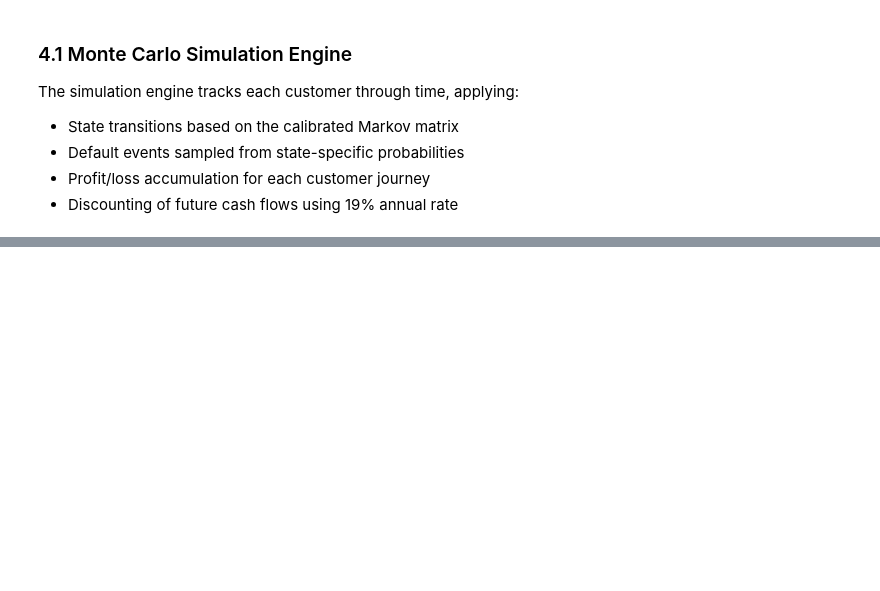
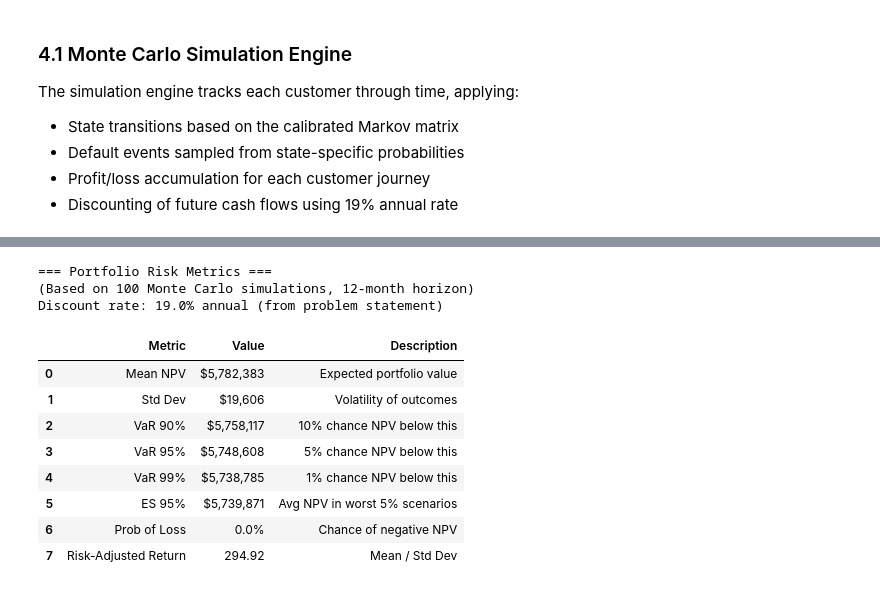
Before and after one commit to ashsweet/Loan_Limit_optimization, a Jupyter notebook: loan_limit_optimization.ipynb, the cells around one changed output, grey strips where cells are left out. Drawn from its saved outputs; the diff is of its cells as text; code cells hidden in the pictures; blank space fills up the shorter version.

```diff
--- a/loan_limit_optimization.ipynb
+++ b/loan_limit_optimization.ipynb
@@ -3999,0 +4231,74 @@ for i, prob in enumerate(simulator.monthly_default_probs):
+# %%
+def calculate_risk_metrics(results: dict) -> pd.DataFrame:
+    """
+    Calculate comprehensive risk metrics from simulation results.
+
+    Parameters:
+    -----------
+    results : dict
+        Simulation results
+
+    Returns:
+    --------
+    pd.DataFrame : Risk metrics summary
+    """
+    portfolio_npv = results['portfolio_npv']
+
+    # Value at Risk at different confidence levels
+    var_90 = np.percentile(portfolio_npv, 10)  # 90% VaR
+    var_95 = np.percentile(portfolio_npv, 5)   # 95% VaR
+    var_99 = np.percentile(portfolio_npv, 1)   # 99% VaR
+
+    # Expected Shortfall (Conditional VaR)
+    es_90 = portfolio_npv[portfolio_npv <= var_90].mean()
+    es_95 = portfolio_npv[portfolio_npv <= var_95].mean()
+    es_99 = portfolio_npv[portfolio_npv <= var_99].mean()
+
+    # Other metrics
+    mean_npv = portfolio_npv.mean()
+    std_npv = portfolio_npv.std()
+    prob_loss = (portfolio_npv < 0).mean() * 100
+    prob_below_mean = (portfolio_npv < mean_npv).mean() * 100
+
+    # Sharpe-like ratio (return per unit of risk)
+    risk_adjusted_return = mean_npv / std_npv if std_npv > 0 else 0
+
+    metrics = [
+        {'Metric': 'Mean NPV', 'Value': f'${mean_npv:,.0f}', 'Description': 'Expected portfolio value'},
+        {'Metric': 'Std Dev', 'Value': f'${std_npv:,.0f}', 'Description': 'Volatility of outcomes'},
+        {'Metric': 'VaR 90%', 'Value': f'${var_90:,.0f}', 'Description': '10% chance NPV below this'},
+        {'Metric': 'VaR 95%', 'Value': f'${var_95:,.0f}', 'Description': '5% chance NPV below this'},
+        {'Metric': 'VaR 99%', 'Value': f'${var_99:,.0f}', 'Description': '1% chance NPV below this'},
+        {'Metric': 'ES 95%', 'Value': f'${es_95:,.0f}', 'Description': 'Avg NPV in worst 5% scenarios'},
+        {'Metric': 'Prob of Loss', 'Value': f'{prob_loss:.1f}%', 'Description': 'Chance of negative NPV'},
+        {'Metric': 'Risk-Adjusted Return', 'Value': f'{risk_adjusted_return:.2f}', 'Description': 'Mean / Std Dev'}
+    ]
+
+    return pd.DataFrame(metrics)
+
+
+# Calculate and display risk metrics
+risk_metrics = calculate_risk_metrics(simulation_results)
+
+print('=== Portfolio Risk Metrics ===')
+print(f'(Based on {N_SIMULATIONS} Monte Carlo simulations, {N_PERIODS}-month horizon)')
+print(f'Discount rate: {DISCOUNT_RATE:.1%} annual (from problem statement)')
+print()
+display(risk_metrics)
+
+# Save risk metrics
+risk_metrics.to_csv(MODULE4_OUTPUT / 'risk_metrics.csv', index=False)
+logger.info('Risk metrics calculated and saved')
+# %% [output]
+=== Portfolio Risk Metrics ===
+(Based on 100 Monte Carlo simulations, 12-month horizon)
+Discount rate: 19.0% annual (from problem statement)
+|  | Metric | Value | Description |
+| 0 | Mean NPV | $5,782,383 | Expected portfolio value |
+| 1 | Std Dev | $19,606 | Volatility of outcomes |
+| 2 | VaR 90% | $5,758,117 | 10% chance NPV below this |
+| 3 | VaR 95% | $5,748,608 | 5% chance NPV below this |
+| 4 | VaR 99% | $5,738,785 | 1% chance NPV below this |
+| 5 | ES 95% | $5,739,871 | Avg NPV in worst 5% scenarios |
+| 6 | Prob of Loss | 0.0% | Chance of negative NPV |
+| 7 | Risk-Adjusted Return | 294.92 | Mean / Std Dev |
```
Also changed, not shown: parts of 16 cells of this notebook, 11 other files.
